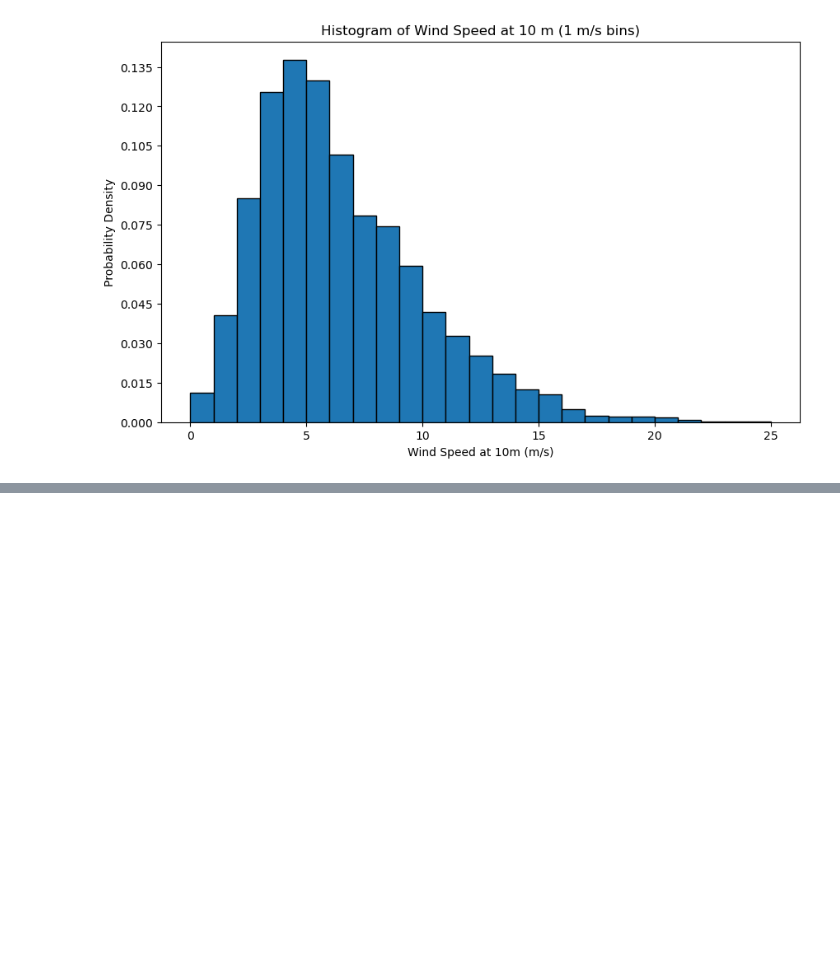
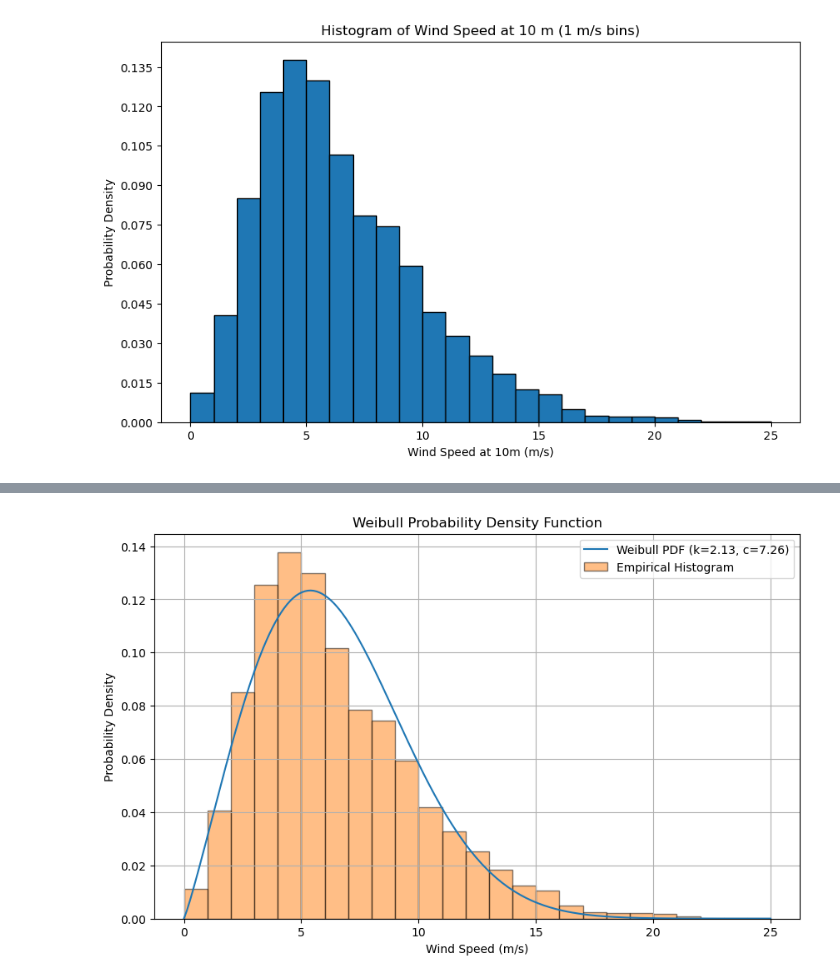
Before and after one commit to Aqdas-M/Offshore-Renewable-Technologies, a Jupyter notebook: Assignment 1/Assignment 1 Code.ipynb, the cells around one changed output, grey strips where cells are left out. Cells and saved outputs as stored; diff of their text form; code cells hidden in the pictures; blank space fills up the shorter version.

```diff
--- a/Assignment 1/Assignment 1 Code.ipynb
+++ b/Assignment 1/Assignment 1 Code.ipynb
@@ -57,0 +100,20 @@ plt.show()
+# %%
+def weibull_pdf(x, k, c):
+    """Weibull probability density function."""
+    return (k / c) * (x / c) ** (k - 1) * np.exp(-(x / c) ** k)
+
+# Example: plot Weibull PDF using estimated k and c
+x_vals = np.linspace(0, 25, 200)
+pdf_vals = weibull_pdf(x_vals, k, c)
+
+plt.figure(figsize=(10, 6))
+plt.plot(x_vals, pdf_vals, label=f'Weibull PDF (k={k:.2f}, c={c:.2f})')
+plt.hist(data_wind['WS10M'], bins=np.arange(0, data_wind['WS10M'].max() + 1, 1), density=True, alpha=0.5, edgecolor='black', label='Empirical Histogram')
+plt.xlabel('Wind Speed (m/s)')
+plt.ylabel('Probability Density')
+plt.title('Weibull Probability Density Function')
+plt.legend()
+plt.grid(True)
+plt.show()
+# %% [output]
+[figure, added]
```
Also changed, not shown: parts of 2 cells of this notebook.
